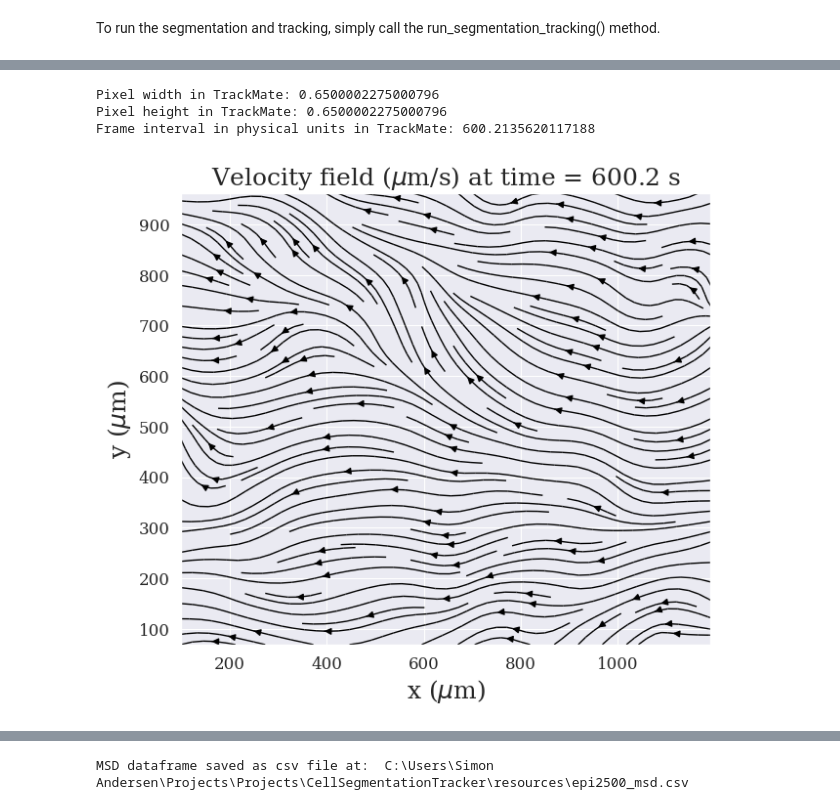
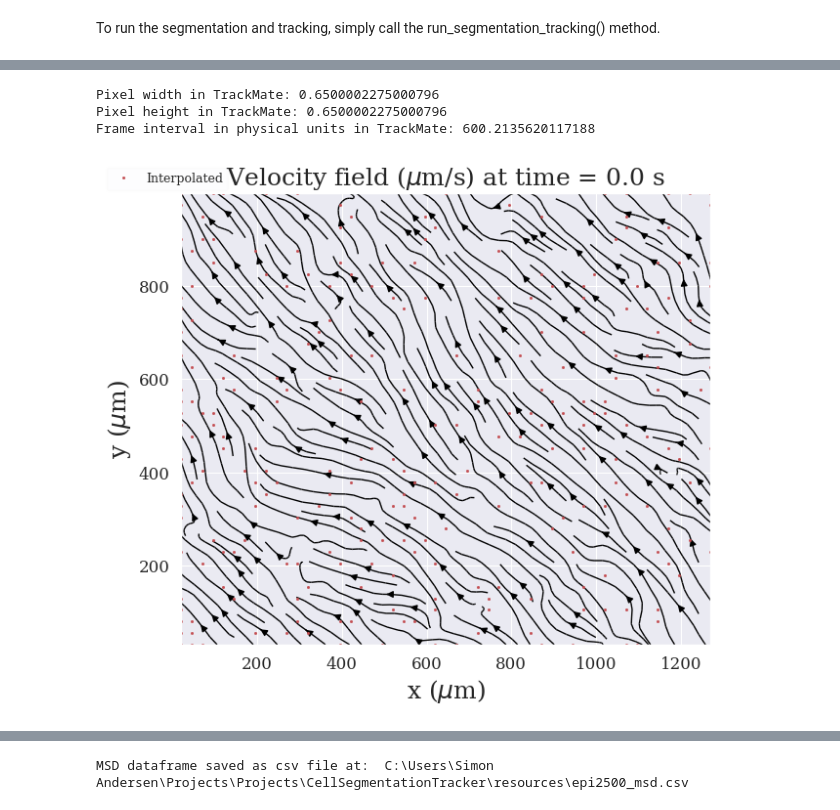
Before and after one commit to simonguld/CellSegmentationTracker, a Jupyter notebook: example_notebook.ipynb, the cells around one changed output, grey strips where cells are left out. Drawn from its saved outputs; the diff is of its cells as text; code cells hidden in the pictures.

```diff
--- a/example_notebook.ipynb
+++ b/example_notebook.ipynb
@@ -283,7 +316,7 @@ feature = 'cell_number'
 feature_unit = None
 
 # Choose which frames to plot. If [0,0], all frames will be plotted
-frame_range = [1,2] # left inclusive, right exclusive
+frame_range = [0,1] # left inclusive, right exclusive
 
 # Choose whether to calculate the average over the entire frame range
 calculate_average = False
@@ -306,21 +339,24 @@ Frame interval in physical units in TrackMate: 600.2135620117188
 # %%
 # Finally, to plot the velocity flow field or streamlines,
 # call the plot_velocity_field() method.
 
 # Choose whether to plot the velocity flow field or streamlines
 mode = 'streamlines' # 'streamlines' or 'field'
 
+# Choose whether to plot the interpolated velocities, if they have been calculated
+use_interpolated_velocities = True
+
 # All the remaining arguments are the same as for visualize_grid_statistics()
-
 
 cst.plot_velocity_field(mode = 'streamlines', frame_range = frame_range, \
     calculate_average = calculate_average, animate = animate, \
-    frame_interval = frame_interval, show = show)
+    frame_interval = frame_interval, use_interpolated_velocities = use_interpolated_velocities, \
+      show = show)
 # %% [output]
 Pixel width in TrackMate: 0.6500002275000796
 Pixel height in TrackMate: 0.6500002275000796
 Frame interval in physical units in TrackMate: 600.2135620117188
-[figure, old version]
+[figure, new version]
 # %%
 # For good measure, let us also plot the velocity flow field for frame 1
 cst.plot_velocity_field(mode = 'field', frame_range = frame_range, \
```
Also changed, not shown: parts of 11 cells of this notebook, 36 other files.
